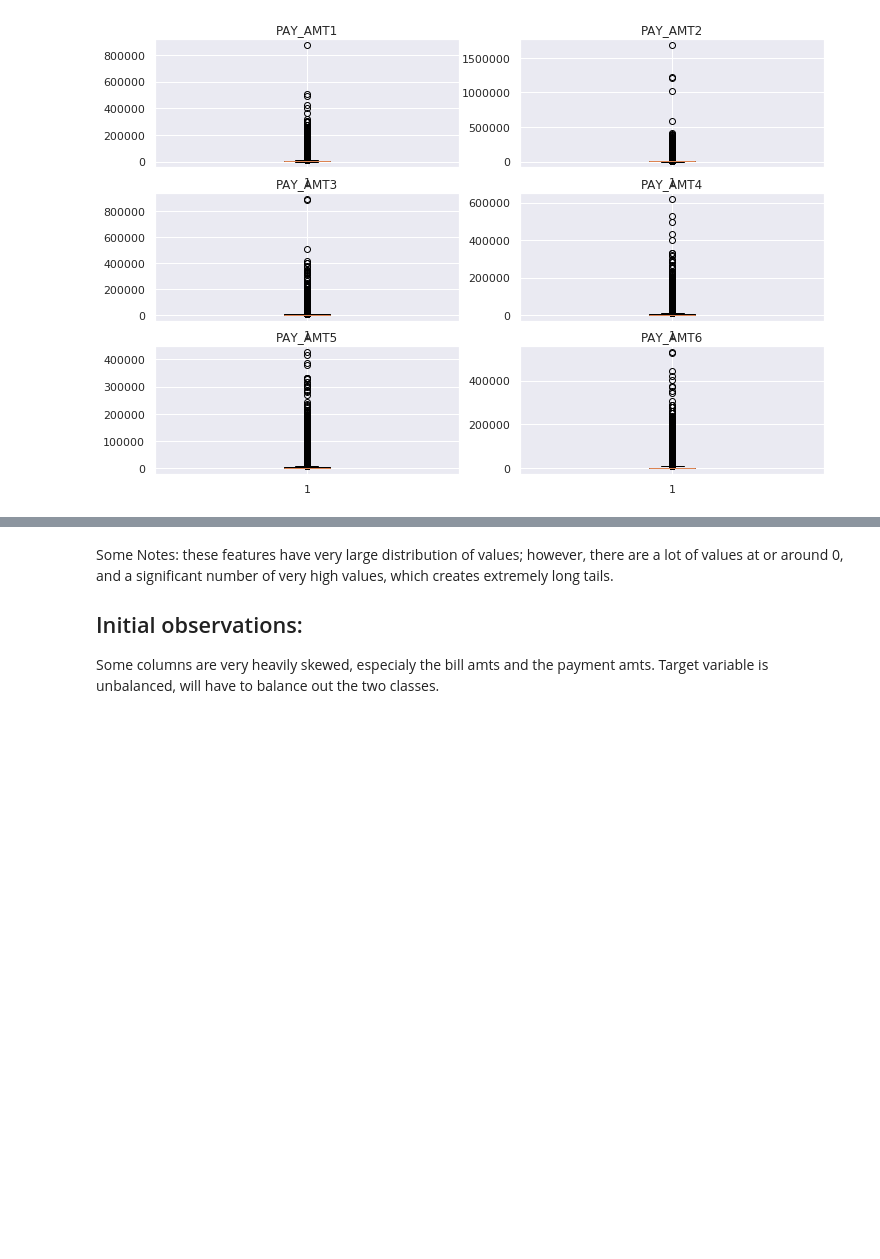
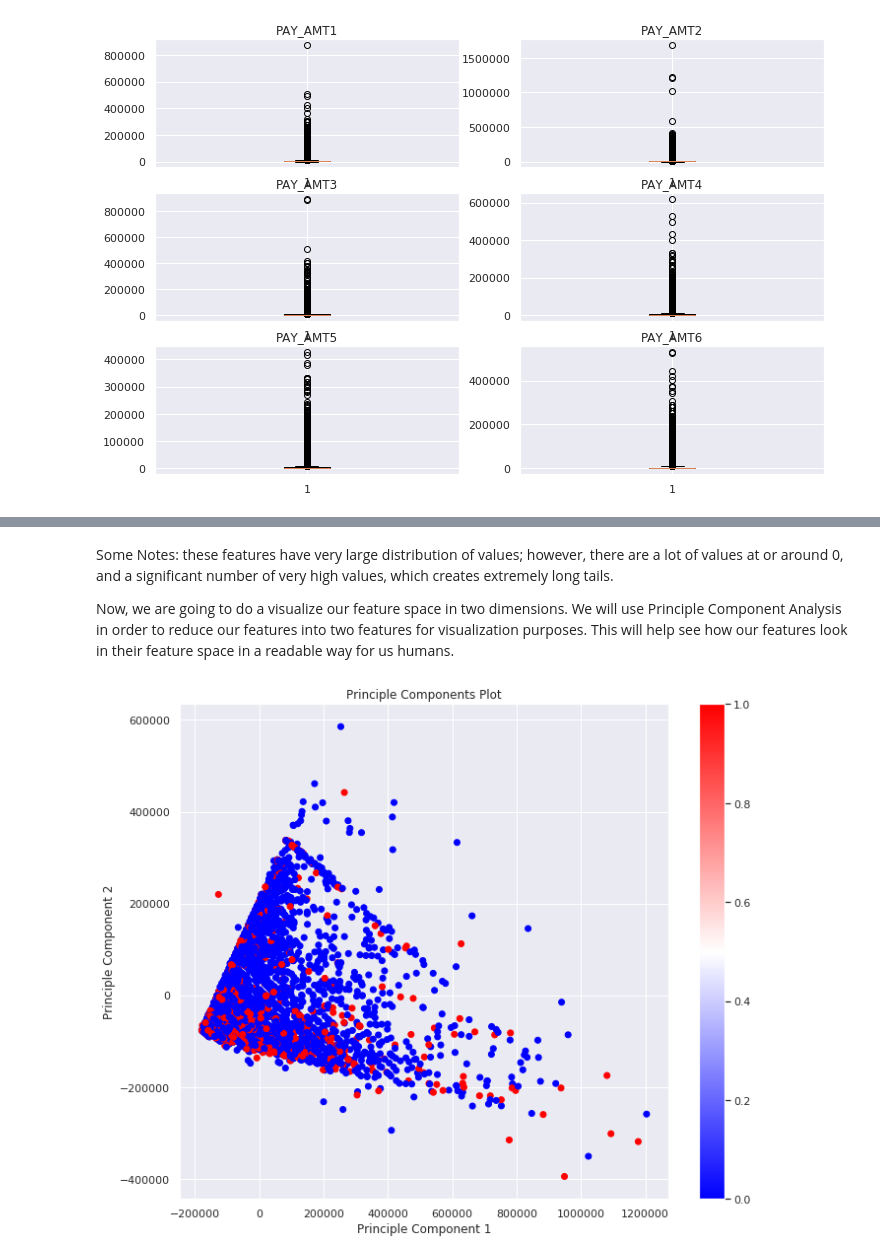
Before and after one commit to BA545-SP2019/2019-competition2-3-musketeers, a Jupyter notebook: Kevin/initial_EDA.ipynb, the cells around one changed output, grey strips where cells are left out. Cells and saved outputs as stored; diff of their text form; code cells hidden in the pictures; blank space fills up the shorter version.

```diff
--- a/Kevin/initial_EDA.ipynb
+++ b/Kevin/initial_EDA.ipynb
@@ -328,6 +367,26 @@ Name: PAY_AMT2, dtype: float32
 # %% [markdown]
 Some Notes: these features have very large distribution of values; however,  there are a lot of values at or around 0, and a significant number of very high values, which creates extremely long tails.
 
-
-## Initial observations:
-Some columns are very heavily skewed, especialy the bill amts and the payment amts. Target variable is unbalanced, will have to balance out the two classes.
+Now, we are going to do a visualize our feature space in two dimensions. We will use Principle Component Analysis in order to reduce our features into two features for visualization purposes. This will help see how our features look in their feature space in a readable way for us humans.
+# %%
+from sklearn.decomposition import PCA
+
+#make copy of our dataframe
+#we'll use a random 5000 samples to reduce overloading the image
+df_copy = df.sample(5000, random_state = 2019).copy()
+y_copy = y.sample(5000, random_state=2019)
+df_copy.head()
+
+pca = PCA(n_components = 2, random_state = 2019)
+
+components = pca.fit_transform(df_copy)
+
+plt.figure(figsize=(10,8))
+plt.scatter(components[:,0], components[:,1], c = y_copy, cmap = 'bwr')
+plt.xlabel('Principle Component 1')
+plt.ylabel('Principle Component 2')
+plt.title('Principle Components Plot')
+plt.colorbar()
+plt.tight_layout()
+# %% [output]
+[figure, added]
```
Also changed, not shown: parts of 27 cells of this notebook, 3 other files.
